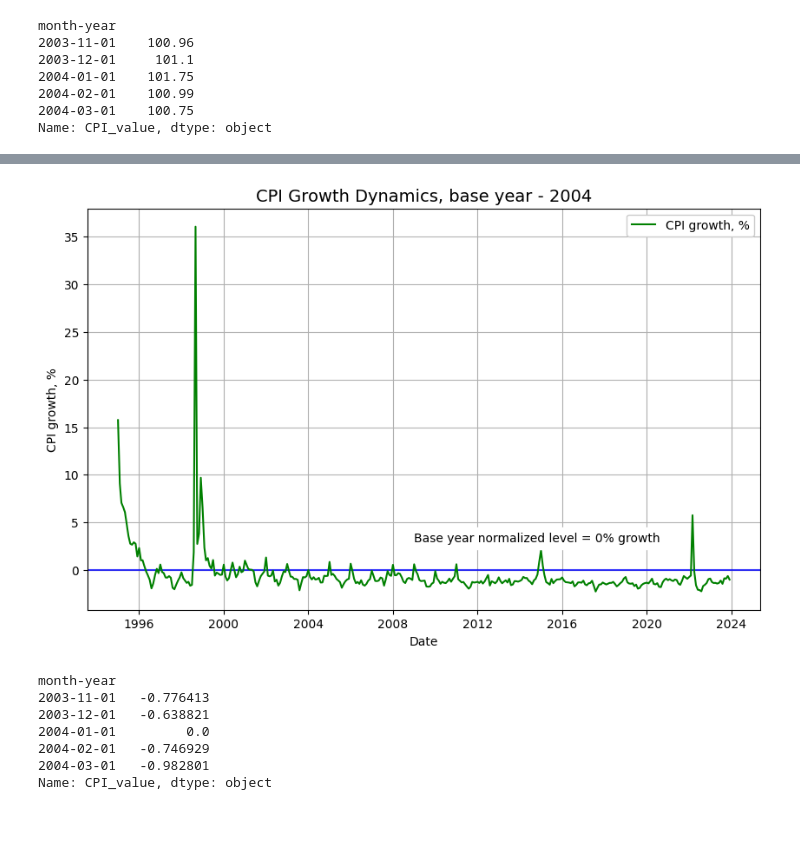
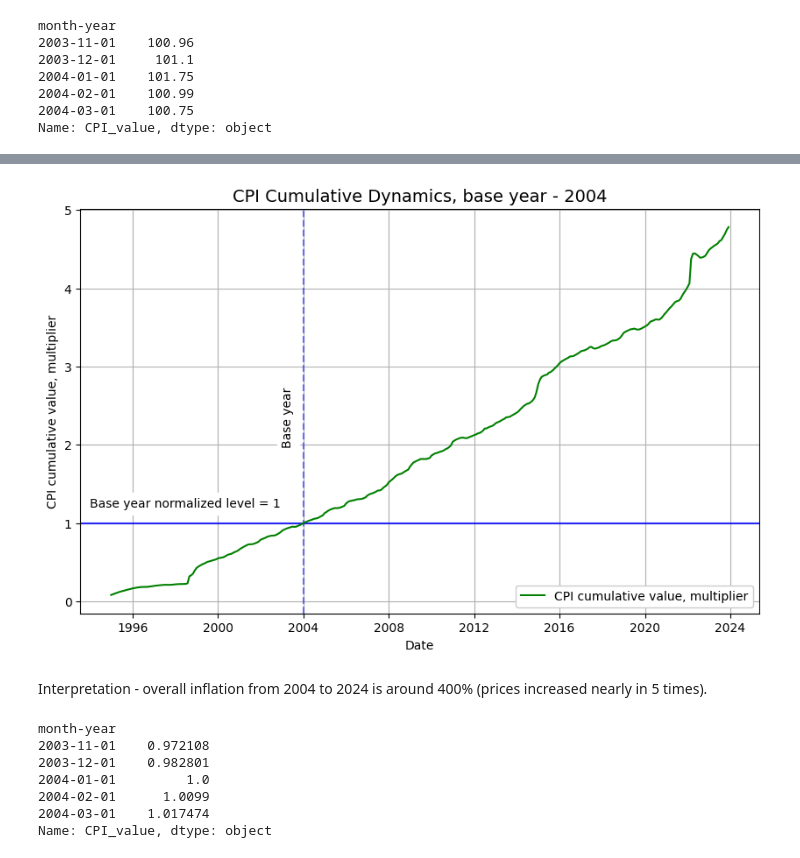
Before and after one commit to Nick-Pupkin/NES, a Jupyter notebook: HA_6_Popov_python.ipynb, the cells around one changed output, grey strips where cells are left out. Drawn from its saved outputs; the diff is of its cells as text; code cells hidden in the pictures; blank space fills up the shorter version.

```diff
--- a/HA_6_Popov_python.ipynb
+++ b/HA_6_Popov_python.ipynb
@@ -631,5 +631,17 @@ Name: CPI_value, dtype: object
 # %%
 base_year = pd.to_datetime('2004-01-01')
 
-# Calculate the growth rate for each time period
-CPI_data_final = (CPI_data_final - CPI_data_final.loc[base_year])/CPI_data_final.loc[base_year] * 100
+CPI_data_final = CPI_data_final/100
+previous_value = None
+
+# Get the cumulative CPI
+CPI_data_final.loc['1995-01-01'] = 1 # first year
+
+for idx in CPI_data_final.index:
+    if previous_value is not None:
+        CPI_data_final.loc[idx] *= previous_value
+    previous_value = CPI_data_final.loc[idx]
+
+
+# Calculate relative to base year
+CPI_data_final = CPI_data_final/CPI_data_final.loc[base_year]
@@ -642,34 +664,37 @@ $\text{Growth Rate} = \frac{\text{CPI}_{\text{current}} - \text{CPI}_{\text{base
 # %%
 fig = plt.figure(figsize=(10,6))
 
 start = '1995-01-01'
 end = '2023-12-01'
 
-plt.axhline(y=0, color='blue', alpha=0.8)
-plt.text(x=datetime.date(2009, 1, 1), y=3, s='Base year normalized level = 0% growth', bbox=dict(color='white'), color='black')
+plt.axhline(y=1, color='blue', alpha=0.8)
+plt.text(x=datetime.date(1994, 1, 1), y=1.2, s='Base year normalized level = 1', bbox=dict(color='white'), color='black')
+plt.axvline(x=datetime.date(2004, 1, 1), color='blue', linestyle='dashed', alpha=0.5)
+plt.text(x=datetime.date(2003, 1, 1), y=2, s='Base year', rotation=90, bbox=dict(color='white'), color='black')
 
-
-plt.plot(CPI_data_final[start:end], label='CPI growth, %', color='green')
+plt.plot(CPI_data_final[start:end], label='CPI cumulative value, multiplier', color='green')
 
 plt.legend(title='', framealpha=1)
 
-plt.title('CPI Growth Dynamics, base year - 2004', fontsize=14)
+plt.title('CPI Cumulative Dynamics, base year - 2004', fontsize=14)
 
 plt.xlabel('Date')
-plt.ylabel('CPI growth, %')
+plt.ylabel('CPI cumulative value, multiplier')
 
 plt.grid()
 
 None
 # %% [output]
-[figure, old version]
+[figure, new version]
+# %% [markdown]
+Interpretation - overall inflation from 2004 to 2024 is around 400% (prices increased nearly in 5 times).
 # %%
 CPI_data_final.loc['2003-11-01': '2004-03-01']
 # %% [output]
 month-year
-2003-11-01   -0.776413
-2003-12-01   -0.638821
-2004-01-01         0.0
-2004-02-01   -0.746929
-2004-03-01   -0.982801
+2003-11-01    0.972108
+2003-12-01    0.982801
+2004-01-01         1.0
+2004-02-01      1.0099
+2004-03-01    1.017474
 Name: CPI_value, dtype: object
```
Also changed, not shown: parts of 2 cells of this notebook.
